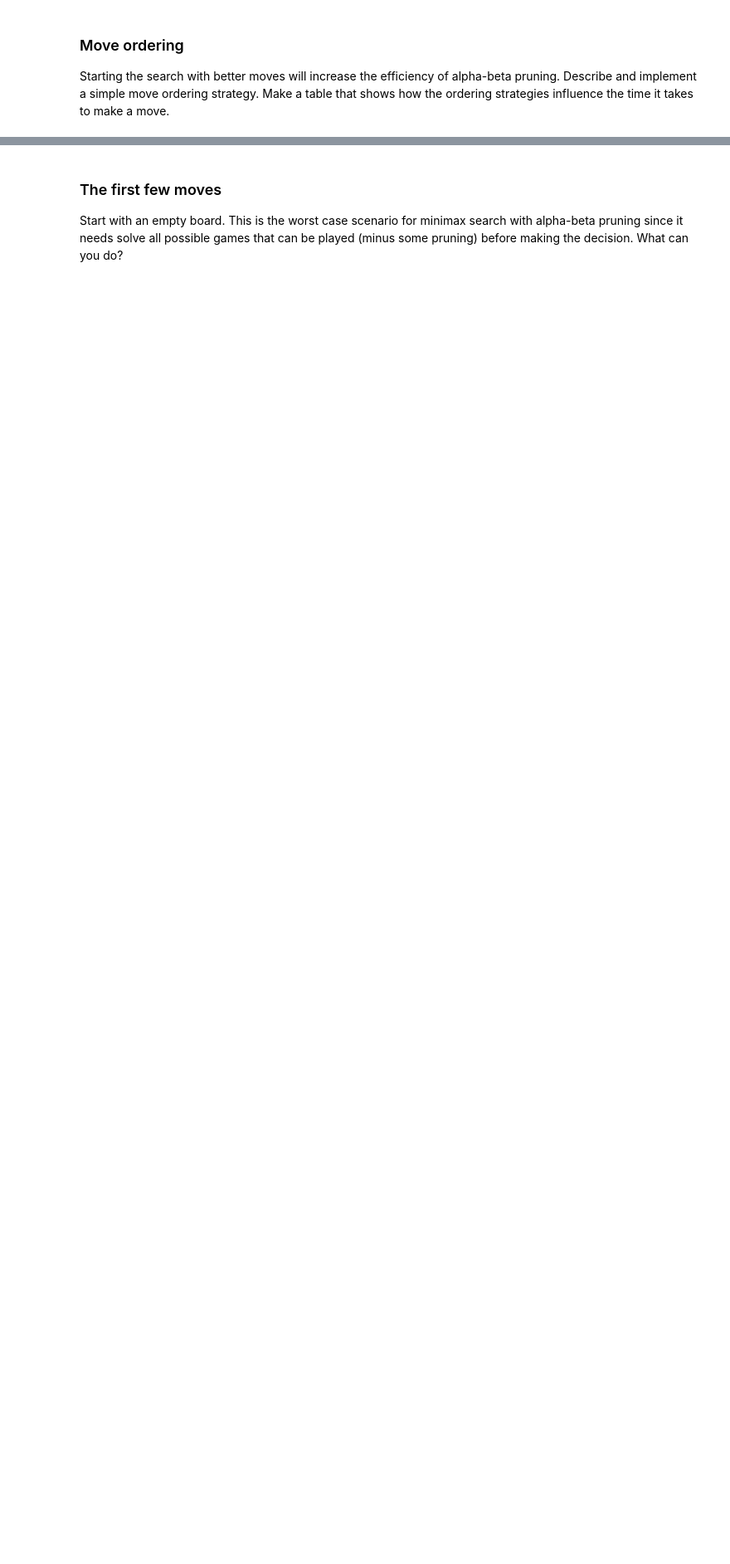
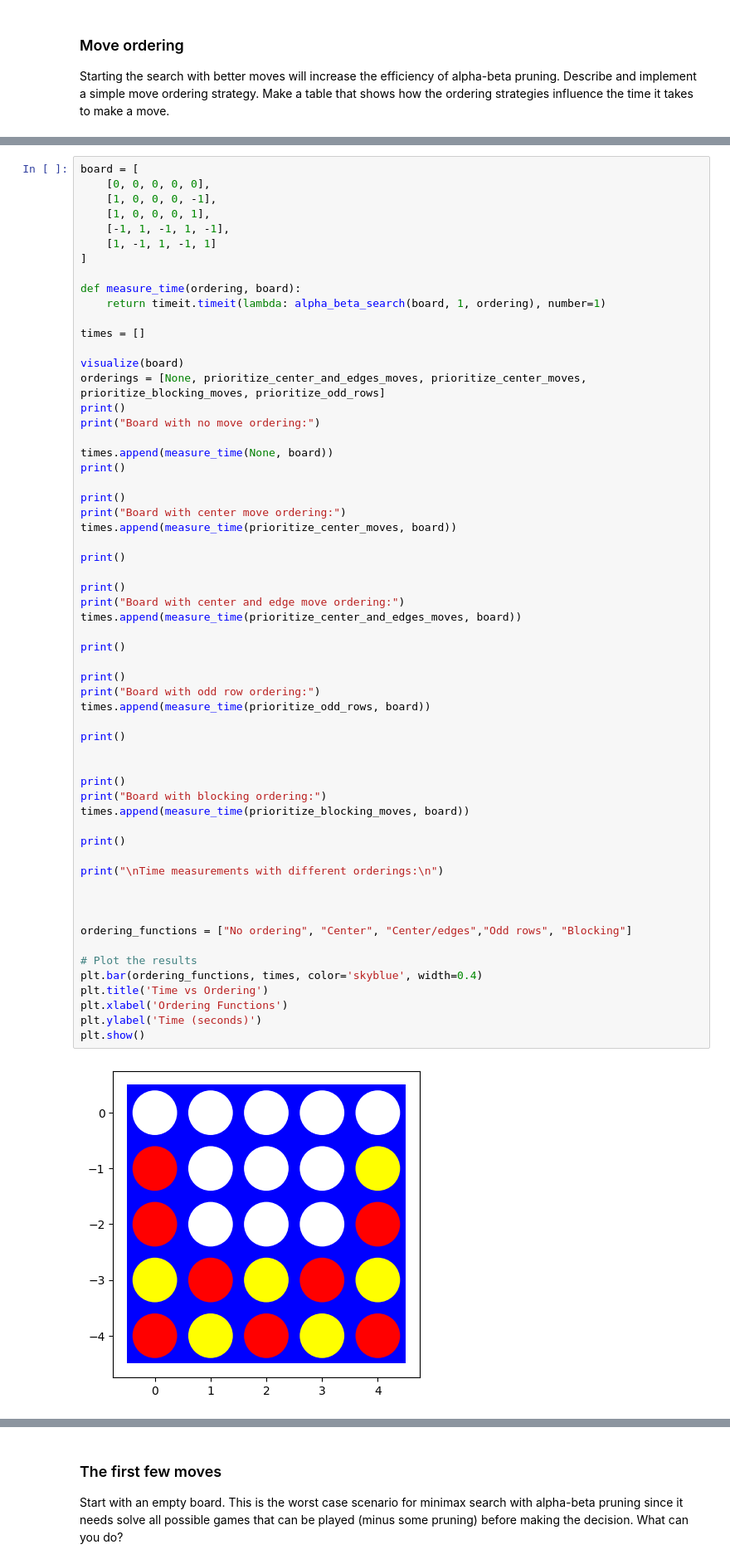
Before and after one commit to JCrossover-14/CSE352, a Jupyter notebook: HW2/assignment_mean_connect4.ipynb, the cells around one changed output, grey strips where cells are left out. Shown: that part at 83% size. Drawn from its saved outputs; the diff is of its cells as text; blank space fills up the shorter version.

```diff
--- a/HW2/assignment_mean_connect4.ipynb
+++ b/HW2/assignment_mean_connect4.ipynb
@@ -740,0 +642,61 @@ Number of nodes searched: 12
+# %%
+board = [
+    [0, 0, 0, 0, 0],
+    [1, 0, 0, 0, -1],
+    [1, 0, 0, 0, 1],
+    [-1, 1, -1, 1, -1],
+    [1, -1, 1, -1, 1]
+]
+
+def measure_time(ordering, board):
+    return timeit.timeit(lambda: alpha_beta_search(board, 1, ordering), number=1)
+
+times = []
+
+visualize(board)
+orderings = [None, prioritize_center_and_edges_moves, prioritize_center_moves, prioritize_blocking_moves, prioritize_odd_rows]
+print()
+print("Board with no move ordering:")
+
+times.append(measure_time(None, board))
+print()
+
+print()
+print("Board with center move ordering:")
+times.append(measure_time(prioritize_center_moves, board))
+
+print()
+
+print()
+print("Board with center and edge move ordering:")
+times.append(measure_time(prioritize_center_and_edges_moves, board))
+
+print()
+
+print()
+print("Board with odd row ordering:")
+times.append(measure_time(prioritize_odd_rows, board))
+
+print()
+
+
+print()
+print("Board with blocking ordering:")
+times.append(measure_time(prioritize_blocking_moves, board))
+
+print()
+
+print("\nTime measurements with different orderings:\n")
+
+
+
+ordering_functions = ["No ordering", "Center", "Center/edges","Odd rows", "Blocking"]
+
+# Plot the results
+plt.bar(ordering_functions, times, color='skyblue', width=0.4)
+plt.title('Time vs Ordering')
+plt.xlabel('Ordering Functions')
+plt.ylabel('Time (seconds)')
+plt.show()
+# %% [output]
+[figure, added]
```
Also changed, not shown: parts of 18 cells of this notebook.
